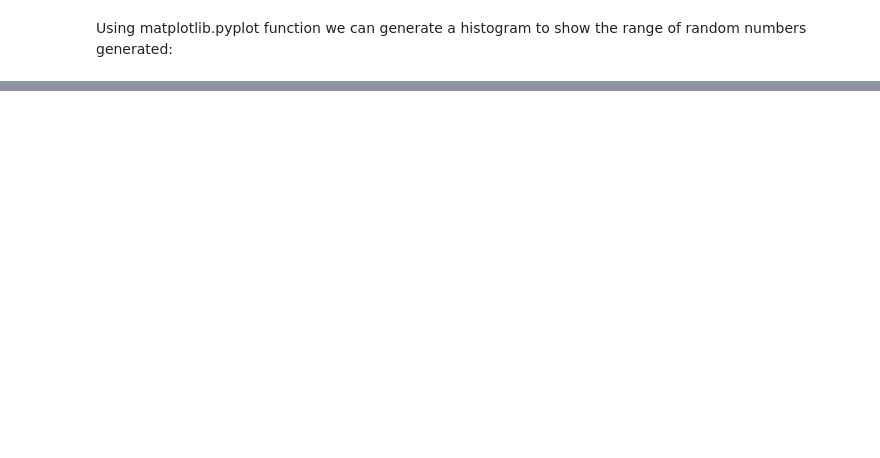
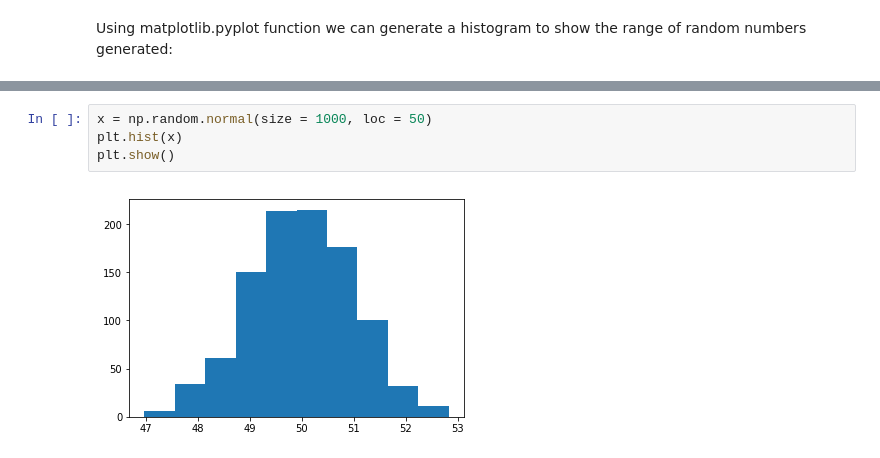
Before and after one commit to fionaoriordan/52465_19_np, a Jupyter notebook: numpy_random.ipynb, the cells around one changed output, grey strips where cells are left out. Drawn from its saved outputs; the diff is of its cells as text; blank space fills up the shorter version.

```diff
--- a/numpy_random.ipynb
+++ b/numpy_random.ipynb
@@ -129,0 +236,6 @@ The histogram gives a visual representation of the numbers generated by random.r
+# %%
+x = np.random.normal(size = 1000, loc = 50)
+plt.hist(x)
+plt.show()
+# %% [output]
+[figure, added]
```
Also changed, not shown: parts of 45 cells of this notebook.
